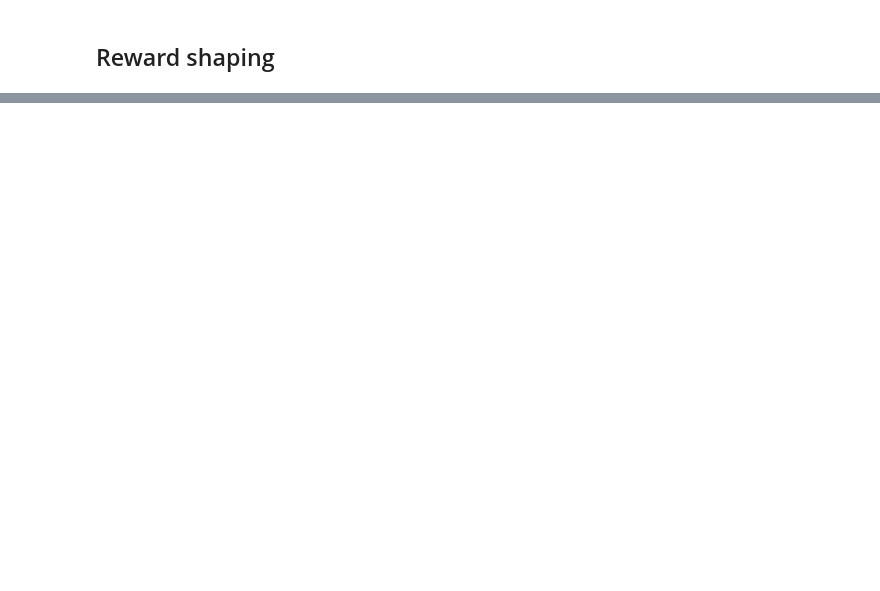
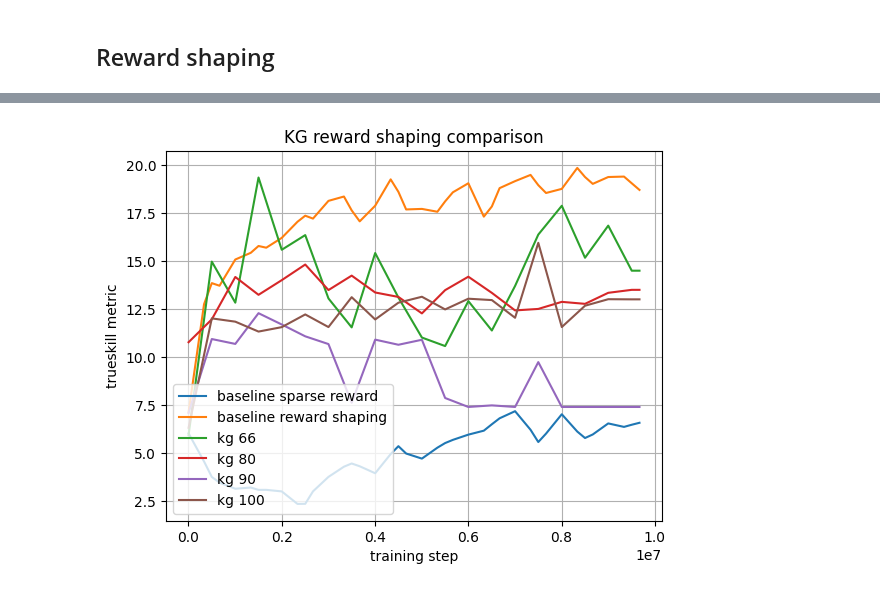
Before and after one commit to adFrej/kg-rl-rts, a Jupyter notebook: results/final_results.ipynb, the cells around one changed output, grey strips where cells are left out. Cells and saved outputs as stored; diff of their text form; code cells hidden in the pictures; blank space fills up the shorter version.

```diff
--- a/results/final_results.ipynb
+++ b/results/final_results.ipynb
@@ -30,0 +71,9 @@ s = new_base()\
+# %%
+s = new_base()\
+    .add_score("MicroRTSGridModeVecEnv__ppo_gridnet__prior__kg12__66__1732216877", "kg 66", directory="kg_reward_shaping", experiments_path="../final_results")\
+    .add_score("MicroRTSGridModeVecEnv__ppo_gridnet__prior__kg12__80__1732326632", "kg 80", directory="kg_reward_shaping", experiments_path="../final_results")\
+    .add_score("MicroRTSGridModeVecEnv__ppo_gridnet__prior__kg12__90__1732361405", "kg 90", directory="kg_reward_shaping", experiments_path="../final_results")\
+    .add_score("MicroRTSGridModeVecEnv__ppo_gridnet__prior__kg12__100__1732404337", "kg 100", directory="kg_reward_shaping", experiments_path="../final_results")\
+    .draw_avg("KG reward shaping comparison")
+# %% [output]
+[figure, added]
```
Also changed, not shown: parts of 16 cells of this notebook, 8 other files.
